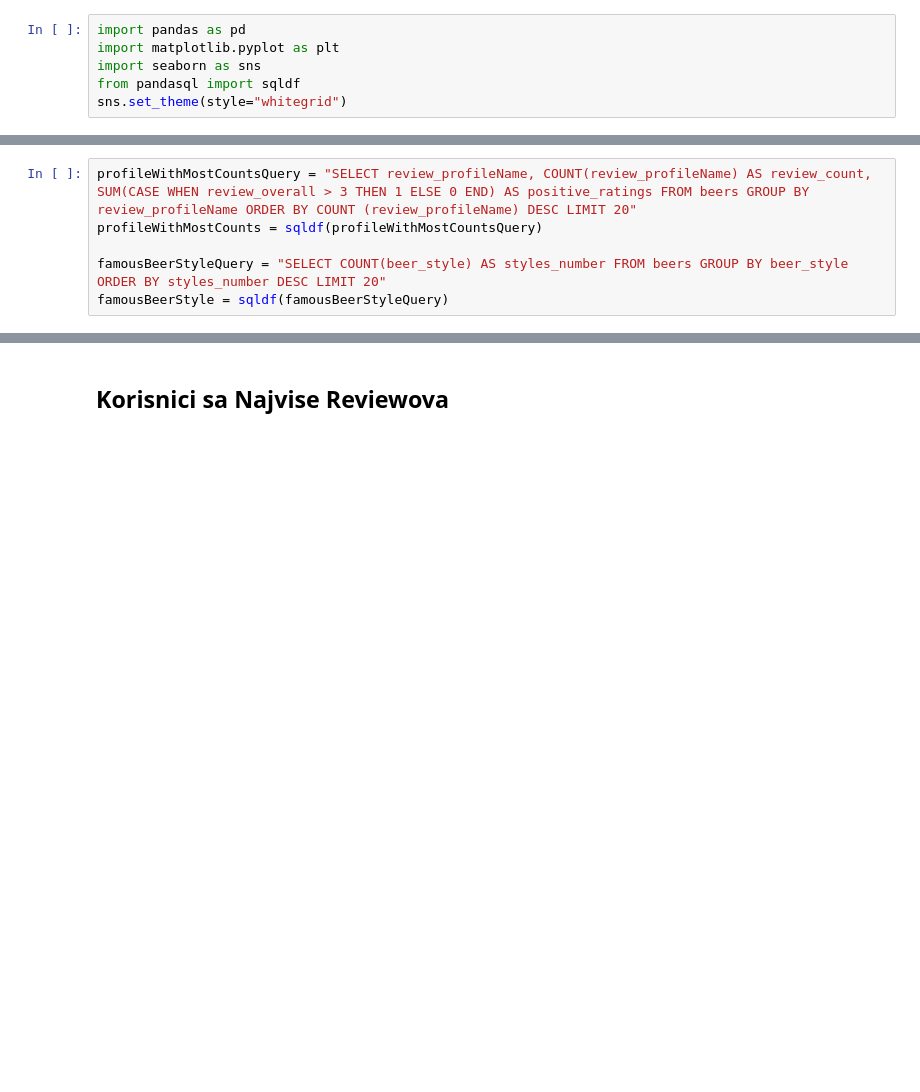
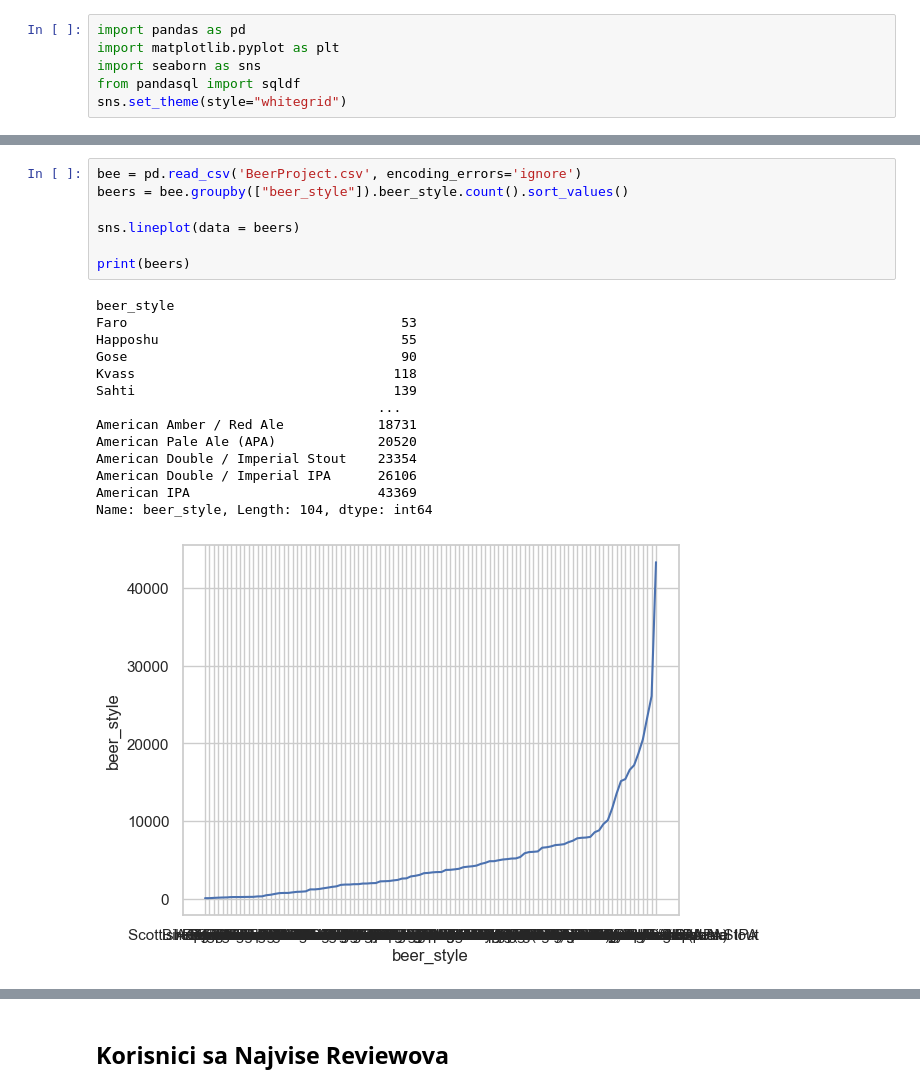
Before and after one commit to dzoricic/ratebeer-data-science-project, a Jupyter notebook: BeerProject.ipynb, the cells around one changed output, grey strips where cells are left out. Saved outputs shown, nothing was run; the diff lists cells and outputs as text; blank space fills up the shorter version.

```diff
--- a/BeerProject.ipynb
+++ b/BeerProject.ipynb
@@ -15,6 +7,22 @@ beers.head(3)
-# %%
-profileWithMostCountsQuery = "SELECT review_profileName, COUNT(review_profileName) AS review_count, SUM(CASE WHEN review_overall > 3 THEN 1 ELSE 0 END) AS positive_ratings FROM beers GROUP BY review_profileName ORDER BY COUNT (review_profileName) DESC LIMIT 20"
-profileWithMostCounts = sqldf(profileWithMostCountsQuery)
-
-famousBeerStyleQuery = "SELECT COUNT(beer_style) AS styles_number FROM beers GROUP BY beer_style ORDER BY styles_number DESC LIMIT 20"
-famousBeerStyle = sqldf(famousBeerStyleQuery)
+# %%
+bee = pd.read_csv('BeerProject.csv', encoding_errors='ignore')
+beers = bee.groupby(["beer_style"]).beer_style.count().sort_values()
+
+sns.lineplot(data = beers)
+
+print(beers)
+# %% [output]
+beer_style
+Faro                                   53
+Happoshu                               55
+Gose                                   90
+Kvass                                 118
+Sahti                                 139
+                                    ...
+American Amber / Red Ale            18731
+American Pale Ale (APA)             20520
+American Double / Imperial Stout    23354
+American Double / Imperial IPA      26106
+American IPA                        43369
+Name: beer_style, Length: 104, dtype: int64
+[figure, added]
```
Also changed, not shown: parts of 24 cells of this notebook, 1 other file.
